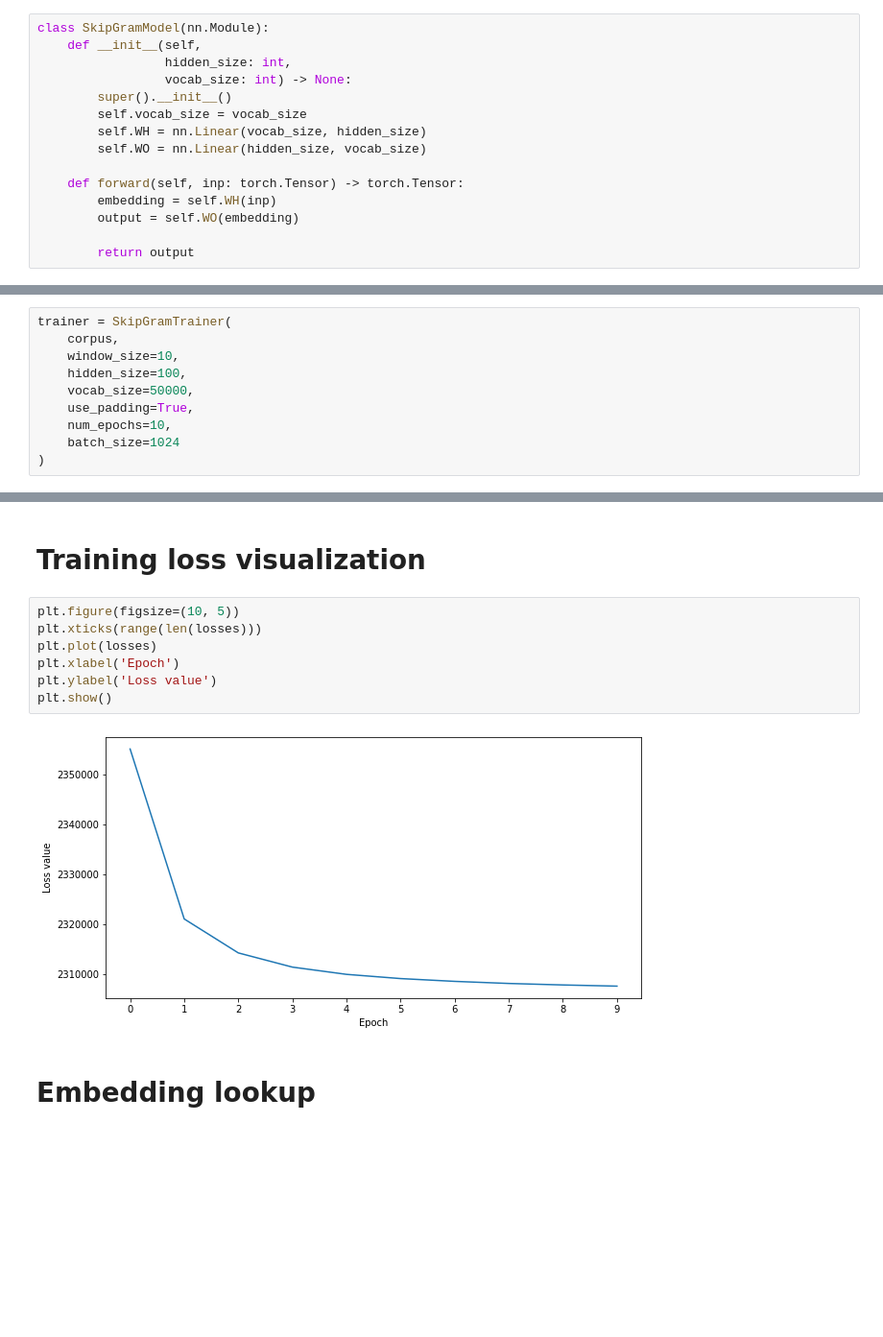
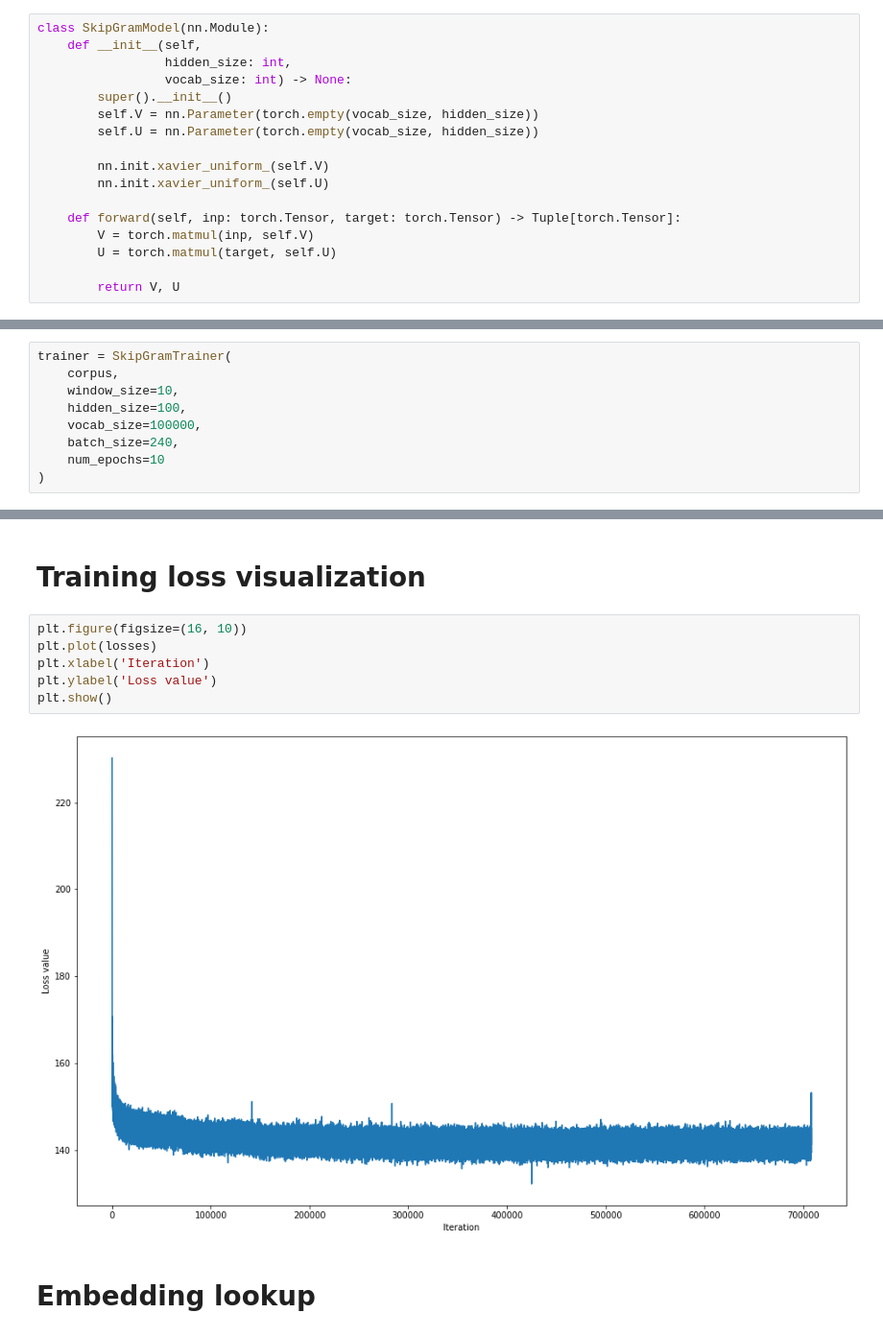
Before and after one commit to nsykhr/pyTorch-skipgram, a Jupyter notebook: skipgram.ipynb, the cells around one changed output, grey strips where cells are left out. Shown: that part at 96% size. Saved outputs shown, nothing was run; the diff lists cells and outputs as text; blank space fills up the shorter version.

```diff
--- a/skipgram.ipynb
+++ b/skipgram.ipynb
@@ -99,15 +104,17 @@ class SkipGramModel(nn.Module):
                  hidden_size: int,
                  vocab_size: int) -> None:
         super().__init__()
-        self.vocab_size = vocab_size
-        self.WH = nn.Linear(vocab_size, hidden_size)
-        self.WO = nn.Linear(hidden_size, vocab_size)
+        self.V = nn.Parameter(torch.empty(vocab_size, hidden_size))
+        self.U = nn.Parameter(torch.empty(vocab_size, hidden_size))
 
-    def forward(self, inp: torch.Tensor) -> torch.Tensor:
-        embedding = self.WH(inp)
-        output = self.WO(embedding)
+        nn.init.xavier_uniform_(self.V)
+        nn.init.xavier_uniform_(self.U)
 
-        return output
+    def forward(self, inp: torch.Tensor, target: torch.Tensor) -> Tuple[torch.Tensor]:
+        V = torch.matmul(inp, self.V)
+        U = torch.matmul(target, self.U)
+
+        return V, U
 # %%
 class SkipGramTrainer:
     def __init__(self,
@@ -171,9 +192,8 @@ trainer = SkipGramTrainer(
     corpus,
     window_size=10,
     hidden_size=100,
-    vocab_size=50000,
-    use_padding=True,
-    num_epochs=10,
-    batch_size=1024
+    vocab_size=100000,
+    batch_size=240,
+    num_epochs=10
 )
 # %% [output]
@@ -202,14 +234,13 @@ Epoch 1/10
 # %% [markdown]
 # Training loss visualization
 # %%
-plt.figure(figsize=(10, 5))
-plt.xticks(range(len(losses)))
+plt.figure(figsize=(16, 10))
 plt.plot(losses)
-plt.xlabel('Epoch')
+plt.xlabel('Iteration')
 plt.ylabel('Loss value')
 plt.show()
 # %% [output]
-[figure, old version]
+[figure, new version]
 # %% [markdown]
 # Embedding lookup
 # %%
```
Also changed, not shown: parts of 9 cells of this notebook, 1 other file.
